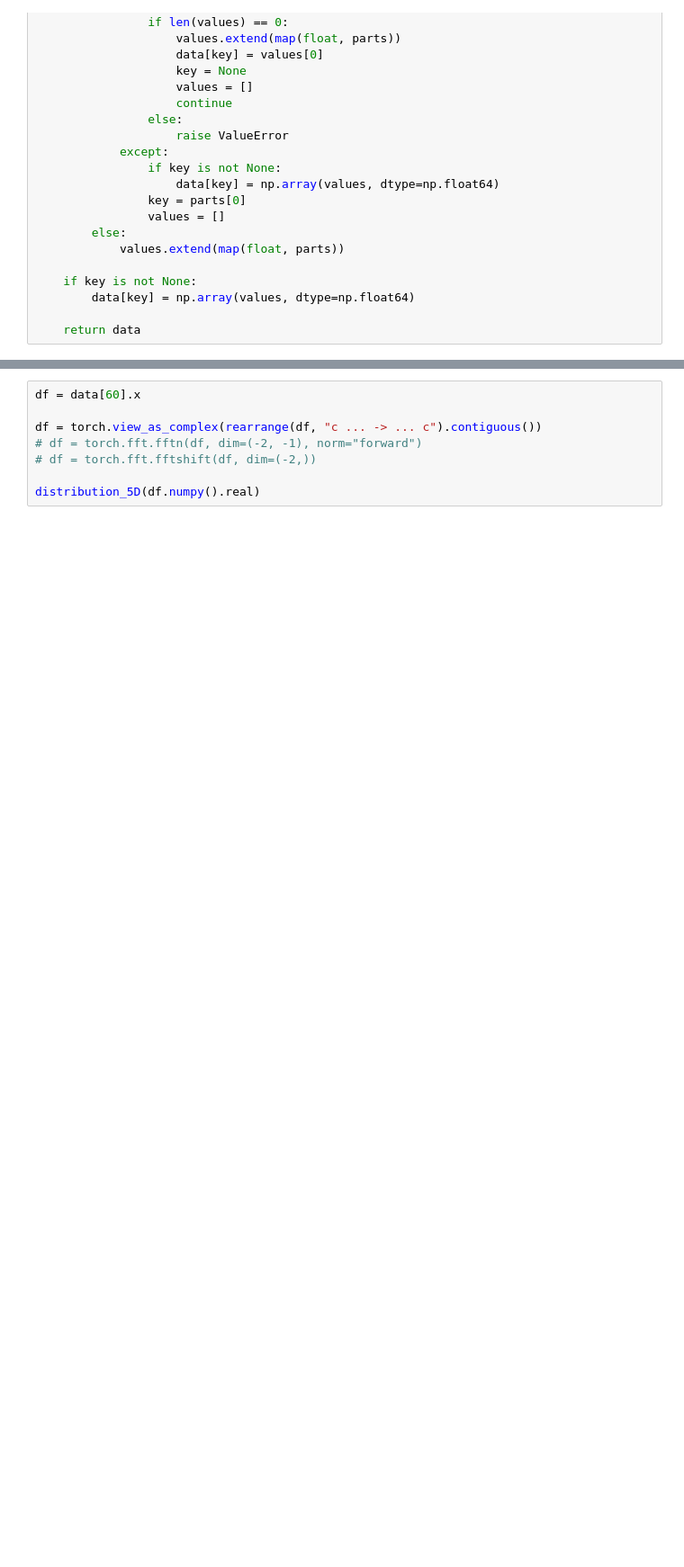
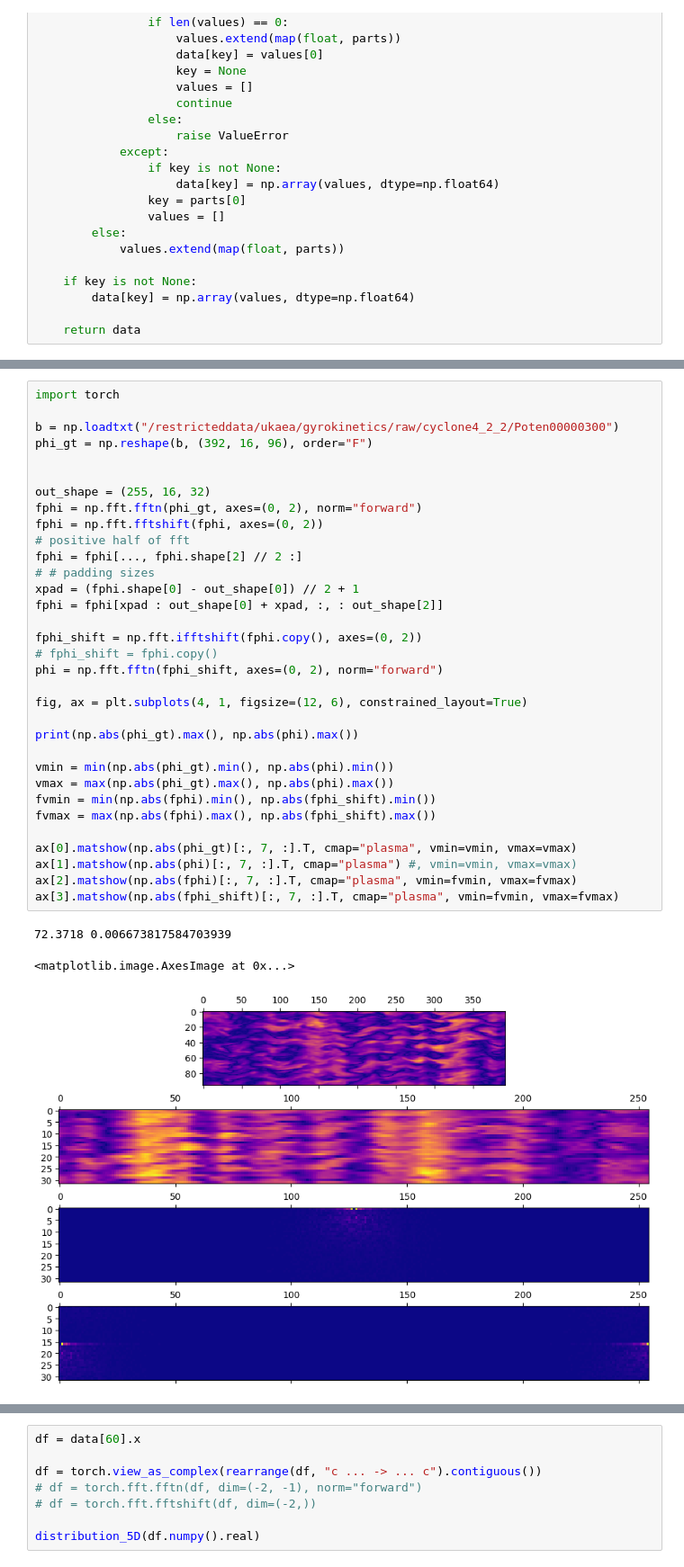
Before and after one commit to ml-jku/neural-gyrokinetics, a Jupyter notebook: notebooks/flux_integrals.ipynb, the cells around one changed output, grey strips where cells are left out. Shown at 90% size. Drawn from its saved outputs; the diff is of its cells as text; blank space fills up the shorter version.

```diff
--- a/notebooks/flux_integrals.ipynb
+++ b/notebooks/flux_integrals.ipynb
@@ -63,0 +93,37 @@ def load_geom(file_path):
+# %%
+import torch
+
+b = np.loadtxt("/restricteddata/ukaea/gyrokinetics/raw/cyclone4_2_2/Poten00000300")
+phi_gt = np.reshape(b, (392, 16, 96), order="F")
+
+
+out_shape = (255, 16, 32)
+fphi = np.fft.fftn(phi_gt, axes=(0, 2), norm="forward")
+fphi = np.fft.fftshift(fphi, axes=(0, 2))
+# positive half of fft
+fphi = fphi[..., fphi.shape[2] // 2 :]
+# # padding sizes
+xpad = (fphi.shape[0] - out_shape[0]) // 2 + 1
+fphi = fphi[xpad : out_shape[0] + xpad, :, : out_shape[2]]
+
+fphi_shift = np.fft.ifftshift(fphi.copy(), axes=(0, 2))
+# fphi_shift = fphi.copy()
+phi = np.fft.fftn(fphi_shift, axes=(0, 2), norm="forward")
+
+fig, ax = plt.subplots(4, 1, figsize=(12, 6), constrained_layout=True)
+
+print(np.abs(phi_gt).max(), np.abs(phi).max())
+
+vmin = min(np.abs(phi_gt).min(), np.abs(phi).min())
+vmax = max(np.abs(phi_gt).max(), np.abs(phi).max())
+fvmin = min(np.abs(fphi).min(), np.abs(fphi_shift).min())
+fvmax = max(np.abs(fphi).max(), np.abs(fphi_shift).max())
+
+ax[0].matshow(np.abs(phi_gt)[:, 7, :].T, cmap="plasma", vmin=vmin, vmax=vmax)
+ax[1].matshow(np.abs(phi)[:, 7, :].T, cmap="plasma") #, vmin=vmin, vmax=vmax)
+ax[2].matshow(np.abs(fphi)[:, 7, :].T, cmap="plasma", vmin=fvmin, vmax=fvmax)
+ax[3].matshow(np.abs(fphi_shift)[:, 7, :].T, cmap="plasma", vmin=fvmin, vmax=fvmax)
+# %% [output]
+72.3718 0.006673817584703939
+<matplotlib.image.AxesImage at 0x...>
+[figure, added]
```
Also changed, not shown: parts of 17 cells of this notebook, 14 other files.
